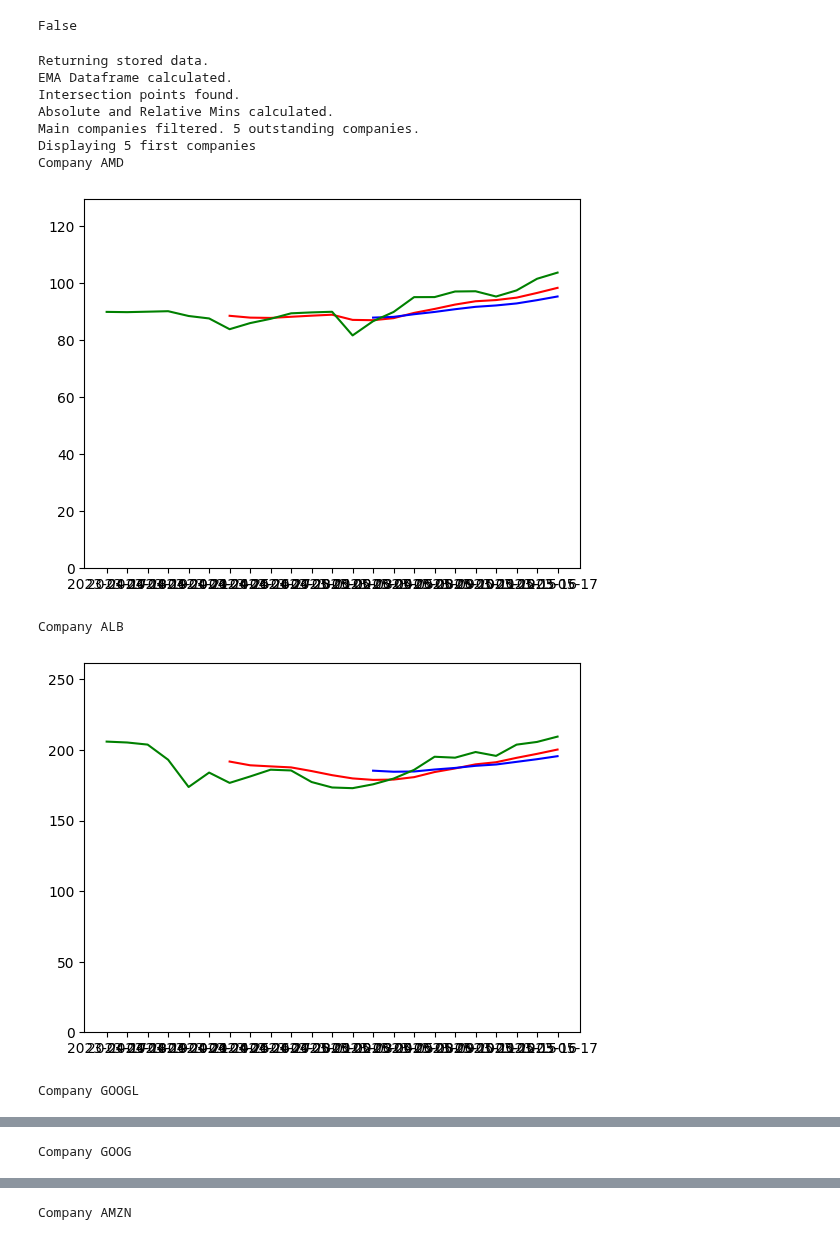
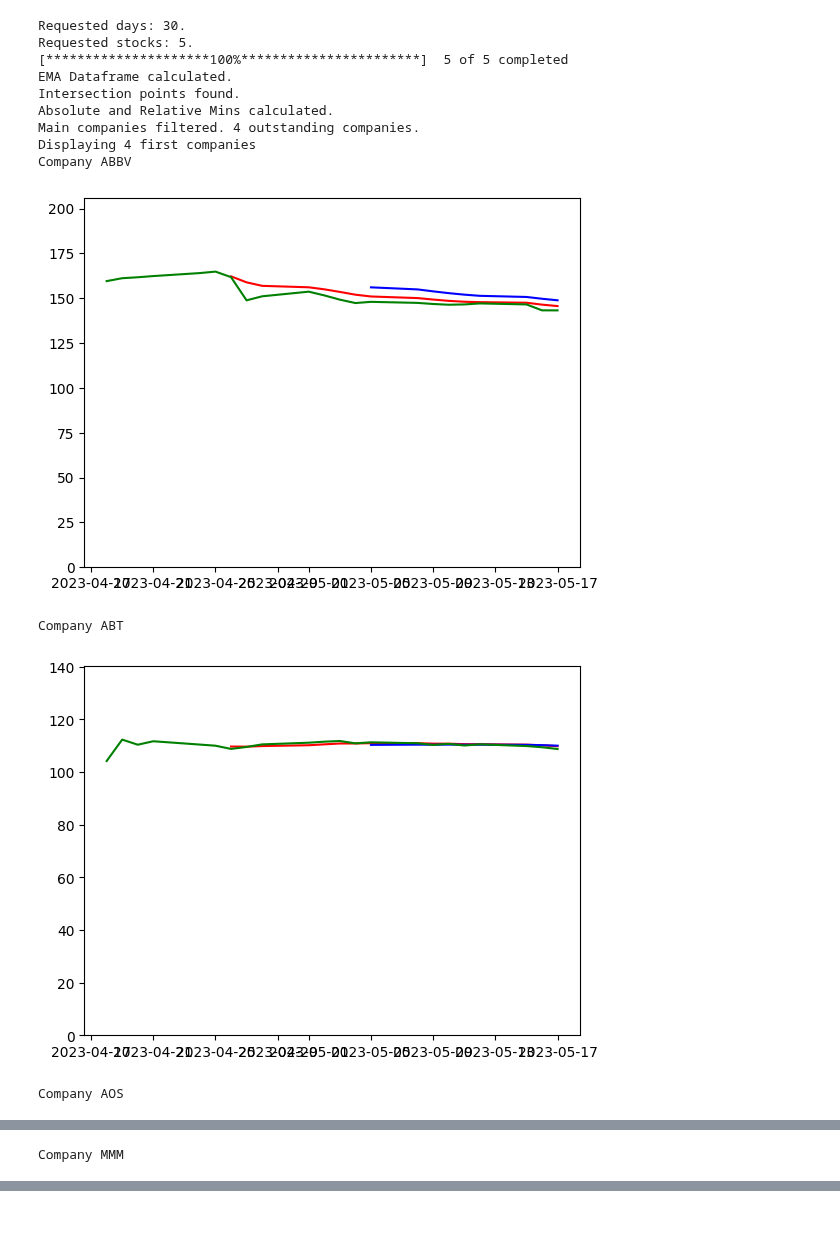
Before and after one commit to pablomleal/TA_Lib, a Jupyter notebook: index.ipynb, the cells around one changed output, grey strips where cells are left out. Drawn from its saved outputs; the diff is of its cells as text; code cells hidden in the pictures.

```diff
--- a/index.ipynb
+++ b/index.ipynb
@@ -13,10 +13,11 @@ def get_and_store_raw_data(fromCSV, numberOfStocks=50, daysSince=30):
         downloadedData = retrieve.get_downloaded_data(numberOfStocks, daysSince)
         rawdata = downloadedData['Close']
         spreads = (downloadedData['High'] - downloadedData['Low'])/(downloadedData['Close'])
+        volumes = downloadedData['Volume']
         rawdata.to_csv('./data/close.csv')
         spreads.to_csv('./data/spreads.csv')
 
-    return (rawdata, spreads)
+    return (rawdata, spreads, volumes)
 
 def processData(rawdata, QUICK_EMA_PERIOD=7, SLOW_EMA_PERIOD=14, latestWindow=2):
 
@@ -61,37 +62,35 @@ filterSet = dict({
     "latestGrowth":0.005
      })
 
-def find_stocks(filterSet, numberOfStocks=50):
-    (closes, spreads)= get_and_store_raw_data(fromCSV='keyStats' in globals(), numberOfStocks=numberOfStocks, daysSince=30)
+def find_stocks(filterSet, numberOfStocks=5):
+    (closes, spreads, volumes)= get_and_store_raw_data(fromCSV='keyStats' in globals(), numberOfStocks=numberOfStocks, daysSince=30)
     (EMA_df, keyStats) = processData(closes, QUICK_EMA_PERIOD=7, SLOW_EMA_PERIOD=14, latestWindow=2)
     showData(closes, EMA_df, keyStats, filterSet)
-    return (closes, spreads, EMA_df, keyStats)
+    return (closes, spreads, volumes, EMA_df, keyStats)
 
 #(closes, spreads, EMA_df, keyStats) = find_stocks(filterSet)
 # %%
 (ts_today, ts_origin) = retrieve.get_timestamps(2)
-# %%
-'keyStats' in globals()
-# %% [output]
-False
 # %%
-#del(keyStats)
-(closes, spreads, EMA_df, keyStats) = find_stocks(dict({
+if 'keyStats' in globals(): del(keyStats)
+(closes, spreads, volumes, EMA_df, keyStats, ) = find_stocks(dict({
     #"aboveAvgRatio":0.02,
-    "aboveMinAbs":0.0001,
+    "aboveMinAbs":0, #Originally 0.0001
     #"minPositivePeriod":4,
     #"ratioContr":1,
-    "latestGrowth":0.005
+    "latestGrowth":-5 #Originally 0.005
      }))
 # %% [output]
-Returning stored data.
+Requested days: 30.
+Requested stocks: 5.
+[*********************100%***********************]  5 of 5 completed
 EMA Dataframe calculated.
 Intersection points found.
 Absolute and Relative Mins calculated.
-Main companies filtered. 5 outstanding companies.
-Displaying 5 first companies
-Company AMD
+Main companies filtered. 4 outstanding companies.
+Displaying 4 first companies
+Company ABBV
-[figure, old version]
+[figure, new version]
-Company ALB
+Company ABT
-[figure, old version]
+[figure, new version]
-Company GOOGL
+Company AOS
@@ -99 +98 @@ Company GOOGL
-Company GOOG
+Company MMM
@@ -101 +99,0 @@ Company GOOG
-Company AMZN
```
Also changed, not shown: parts of 4 cells of this notebook, 4 other files.
